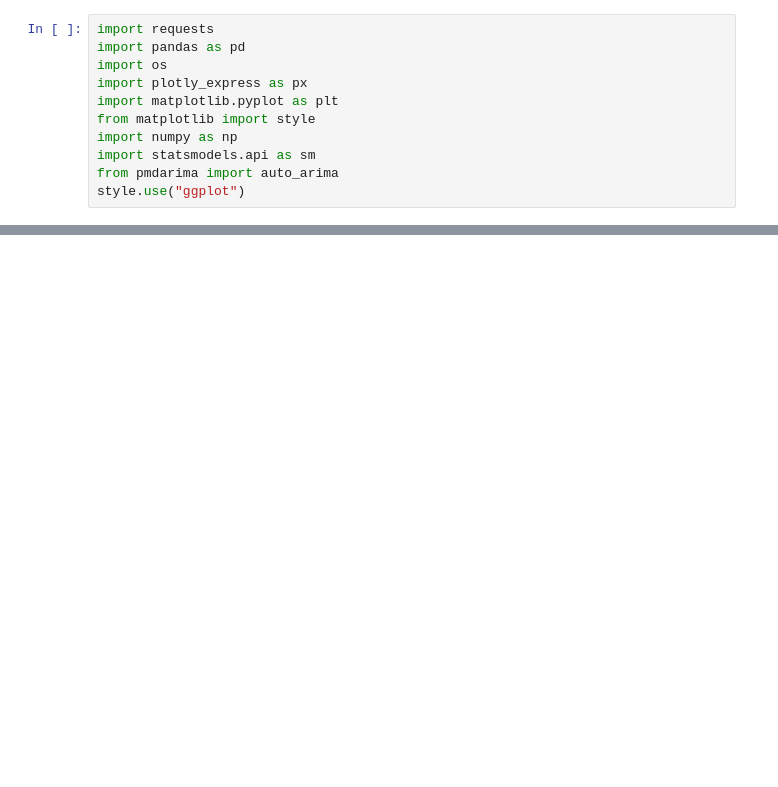
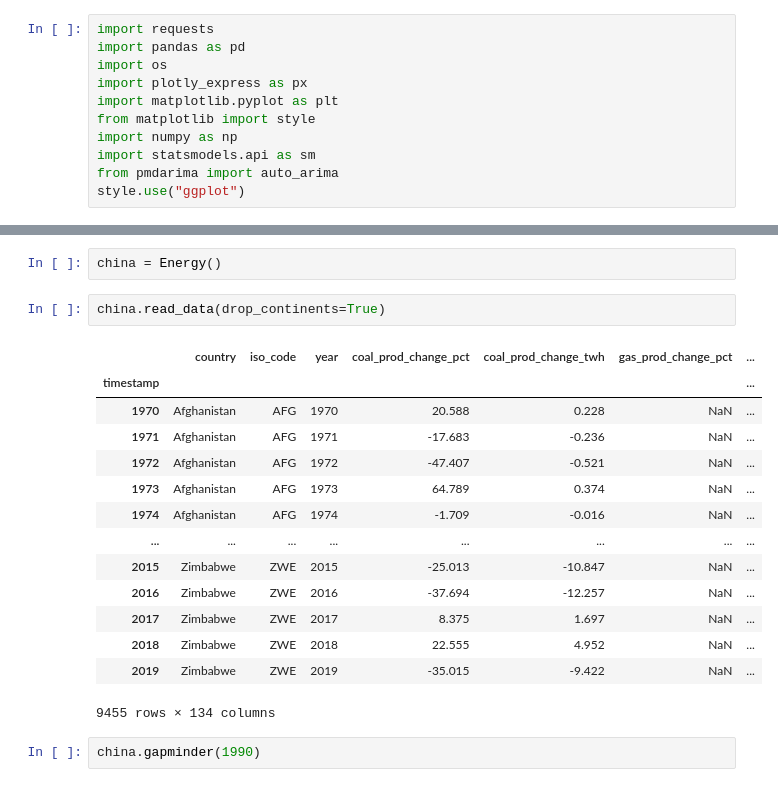
Before and after one commit to mohaeckel/Group_11, a Jupyter notebook: energy_story.ipynb, the cells around one changed output, grey strips where cells are left out. Drawn from its saved outputs; the diff is of its cells as text; blank space fills up the shorter version.

```diff
--- a/energy_story.ipynb
+++ b/energy_story.ipynb
@@ -417,3 +436,24 @@ class Energy():
         ax[1].plot(xhat, yhat_e)
 
         fig.show()
+# %%
+china = Energy()
+# %%
+china.read_data(drop_continents=True)
+# %% [output]
+|  | country | iso_code | year | coal_prod_change_pct | coal_prod_change_twh | gas_prod_change_pct | ... |
+| timestamp |  |  |  |  |  |  | ... |
+| 1970 | Afghanistan | AFG | 1970 | 20.588 | 0.228 | NaN | ... |
+| 1971 | Afghanistan | AFG | 1971 | -17.683 | -0.236 | NaN | ... |
+| 1972 | Afghanistan | AFG | 1972 | -47.407 | -0.521 | NaN | ... |
+| 1973 | Afghanistan | AFG | 1973 | 64.789 | 0.374 | NaN | ... |
+| 1974 | Afghanistan | AFG | 1974 | -1.709 | -0.016 | NaN | ... |
+| ... | ... | ... | ... | ... | ... | ... | ... |
+| 2015 | Zimbabwe | ZWE | 2015 | -25.013 | -10.847 | NaN | ... |
+| 2016 | Zimbabwe | ZWE | 2016 | -37.694 | -12.257 | NaN | ... |
+| 2017 | Zimbabwe | ZWE | 2017 | 8.375 | 1.697 | NaN | ... |
+| 2018 | Zimbabwe | ZWE | 2018 | 22.555 | 4.952 | NaN | ... |
+| 2019 | Zimbabwe | ZWE | 2019 | -35.015 | -9.422 | NaN | ... |
+9455 rows × 134 columns
+# %%
+china.gapminder(1990)
```
Also changed, not shown: parts of 5 cells of this notebook, 1 other file.
